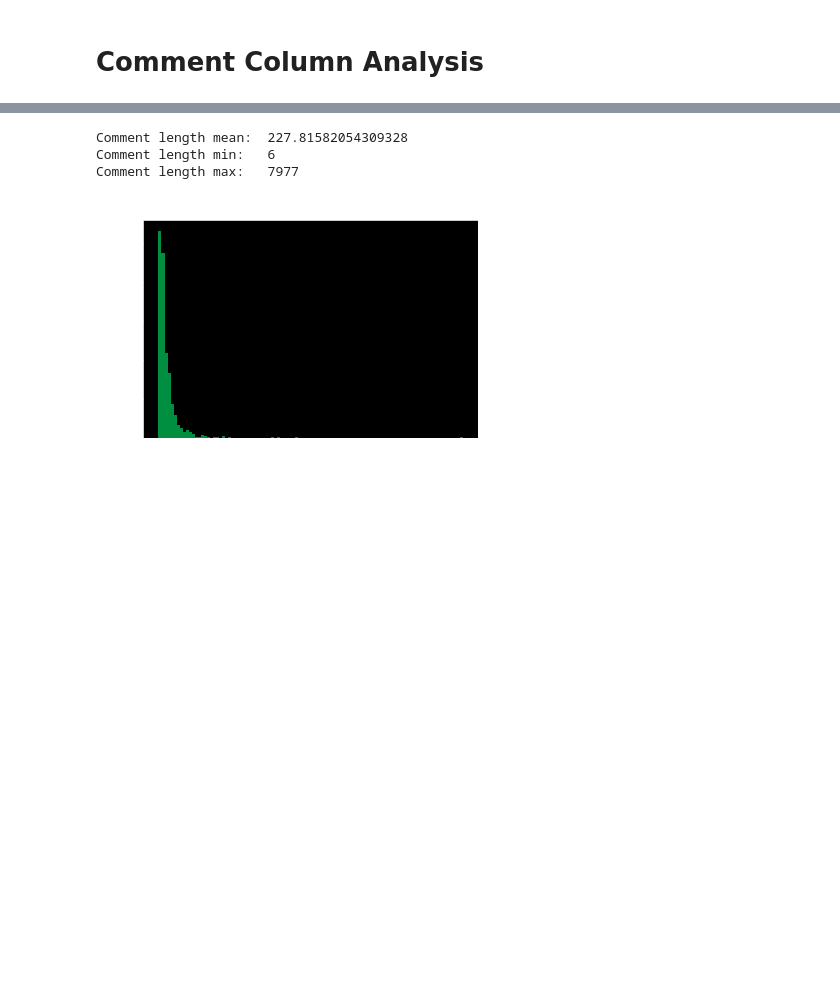
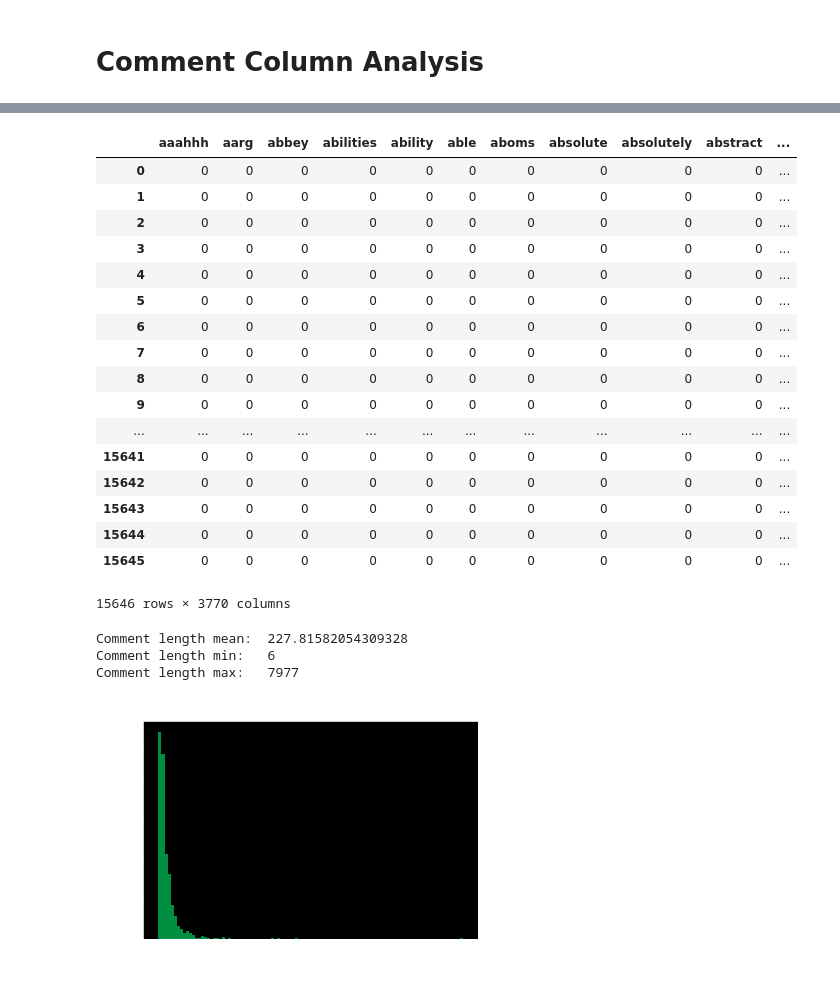
Before and after one commit to garrettseward/boardgame-sentiment, a Jupyter notebook: notebooks/analysis.ipynb, the cells around one changed output, grey strips where cells are left out. Saved outputs shown, nothing was run; the diff lists cells and outputs as text; code cells hidden in the pictures; blank space fills up the shorter version.

```diff
--- a/notebooks/analysis.ipynb
+++ b/notebooks/analysis.ipynb
@@ -84,3 +98,26 @@ wdf.head()
+# %%
+from sentiment_analysis.entities import SigWordUse
+oh = SigWordUse.onehot()
+oh.iloc[:,1:]
+# %% [output]
+|  | aaahhh | aarg | abbey | abilities | ability | able | aboms | absolute | absolutely | abstract | ... |
+| 0 | 0 | 0 | 0 | 0 | 0 | 0 | 0 | 0 | 0 | 0 | ... |
+| 1 | 0 | 0 | 0 | 0 | 0 | 0 | 0 | 0 | 0 | 0 | ... |
+| 2 | 0 | 0 | 0 | 0 | 0 | 0 | 0 | 0 | 0 | 0 | ... |
+| 3 | 0 | 0 | 0 | 0 | 0 | 0 | 0 | 0 | 0 | 0 | ... |
+| 4 | 0 | 0 | 0 | 0 | 0 | 0 | 0 | 0 | 0 | 0 | ... |
+| 5 | 0 | 0 | 0 | 0 | 0 | 0 | 0 | 0 | 0 | 0 | ... |
+| 6 | 0 | 0 | 0 | 0 | 0 | 0 | 0 | 0 | 0 | 0 | ... |
+| 7 | 0 | 0 | 0 | 0 | 0 | 0 | 0 | 0 | 0 | 0 | ... |
+| 8 | 0 | 0 | 0 | 0 | 0 | 0 | 0 | 0 | 0 | 0 | ... |
+| 9 | 0 | 0 | 0 | 0 | 0 | 0 | 0 | 0 | 0 | 0 | ... |
+| ... | ... | ... | ... | ... | ... | ... | ... | ... | ... | ... | ... |
+| 15641 | 0 | 0 | 0 | 0 | 0 | 0 | 0 | 0 | 0 | 0 | ... |
+| 15642 | 0 | 0 | 0 | 0 | 0 | 0 | 0 | 0 | 0 | 0 | ... |
+| 15643 | 0 | 0 | 0 | 0 | 0 | 0 | 0 | 0 | 0 | 0 | ... |
+| 15644 | 0 | 0 | 0 | 0 | 0 | 0 | 0 | 0 | 0 | 0 | ... |
+| 15645 | 0 | 0 | 0 | 0 | 0 | 0 | 0 | 0 | 0 | 0 | ... |
+15646 rows × 3770 columns
 # %%
 len_df = df.comment.str.len()
 
```
Also changed, not shown: parts of 7 cells of this notebook.
